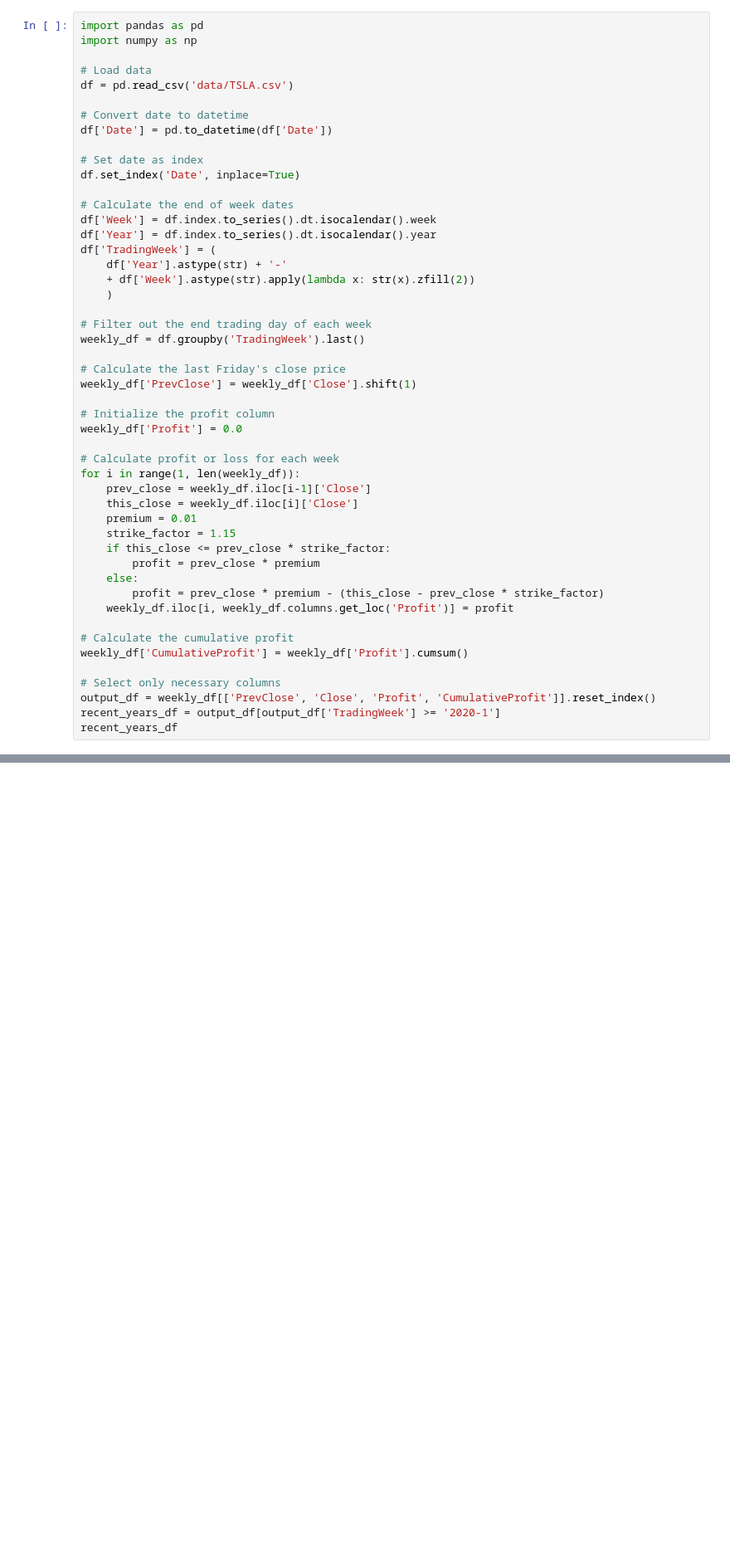
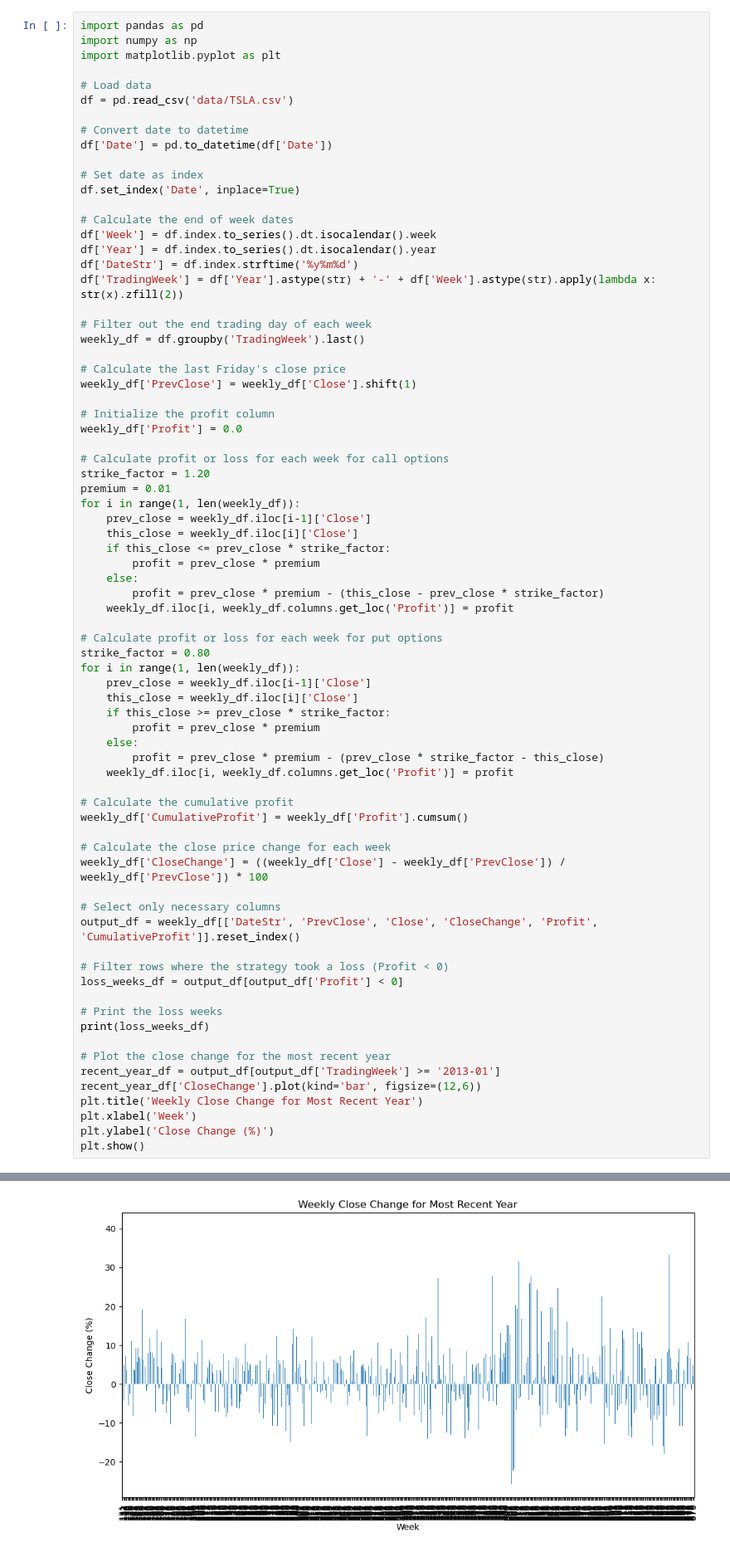
Before and after one commit to lizhicq/FastIsSlow, a Jupyter notebook: Analyze.ipynb, the cells around one changed output, grey strips where cells are left out. Shown: that part at 83% size. Saved outputs shown, nothing was run; the diff lists cells and outputs as text; blank space fills up the shorter version.

```diff
--- a/Analyze.ipynb
+++ b/Analyze.ipynb
@@ -1,6 +1,7 @@
 # %%
 import pandas as pd
 import numpy as np
+import matplotlib.pyplot as plt
 
 # Load data
 df = pd.read_csv('data/TSLA.csv')
@@ -14,10 +15,8 @@ df.set_index('Date', inplace=True)
 # Calculate the end of week dates
 df['Week'] = df.index.to_series().dt.isocalendar().week
 df['Year'] = df.index.to_series().dt.isocalendar().year
-df['TradingWeek'] = (
-    df['Year'].astype(str) + '-'
-    + df['Week'].astype(str).apply(lambda x: str(x).zfill(2))
-    )
+df['DateStr'] = df.index.strftime('%y%m%d')
+df['TradingWeek'] = df['Year'].astype(str) + '-' + df['Week'].astype(str).apply(lambda x: str(x).zfill(2))
 
 # Filter out the end trading day of each week
 weekly_df = df.groupby('TradingWeek').last()
@@ -28,23 +27,49 @@ weekly_df['PrevClose'] = weekly_df['Close'].shift(1)
 # Initialize the profit column
 weekly_df['Profit'] = 0.0
 
-# Calculate profit or loss for each week
+# Calculate profit or loss for each week for call options
+strike_factor = 1.20
+premium = 0.01
 for i in range(1, len(weekly_df)):
     prev_close = weekly_df.iloc[i-1]['Close']
     this_close = weekly_df.iloc[i]['Close']
-    premium = 0.01
-    strike_factor = 1.15
     if this_close <= prev_close * strike_factor:
         profit = prev_close * premium
     else:
         profit = prev_close * premium - (this_close - prev_close * strike_factor)
     weekly_df.iloc[i, weekly_df.columns.get_loc('Profit')] = profit
 
+# Calculate profit or loss for each week for put options
+strike_factor = 0.80
+for i in range(1, len(weekly_df)):
+    prev_close = weekly_df.iloc[i-1]['Close']
+    this_close = weekly_df.iloc[i]['Close']
+    if this_close >= prev_close * strike_factor:
+        profit = prev_close * premium
+    else:
+        profit = prev_close * premium - (prev_close * strike_factor - this_close)
+    weekly_df.iloc[i, weekly_df.columns.get_loc('Profit')] = profit
+
 # Calculate the cumulative profit
 weekly_df['CumulativeProfit'] = weekly_df['Profit'].cumsum()
 
+# Calculate the close price change for each week
+weekly_df['CloseChange'] = ((weekly_df['Close'] - weekly_df['PrevClose']) / weekly_df['PrevClose']) * 100
+
 # Select only necessary columns
-output_df = weekly_df[['PrevClose', 'Close', 'Profit', 'CumulativeProfit']].reset_index()
-recent_years_df = output_df[output_df['TradingWeek'] >= '2020-1']
-recent_years_df
+output_df = weekly_df[['DateStr', 'PrevClose', 'Close', 'CloseChange', 'Profit', 'CumulativeProfit']].reset_index()
+
+# Filter rows where the strategy took a loss (Profit < 0)
+loss_weeks_df = output_df[output_df['Profit'] < 0]
+
+# Print the loss weeks
+print(loss_weeks_df)
+
+# Plot the close change for the most recent year
+recent_year_df = output_df[output_df['TradingWeek'] >= '2013-01']
+recent_year_df['CloseChange'].plot(kind='bar', figsize=(12,6))
+plt.title('Weekly Close Change for Most Recent Year')
+plt.xlabel('Week')
+plt.ylabel('Close Change (%)')
+plt.show()
 # %% [output]
@@ -63,0 +85 @@ recent_years_df
+[figure, added]
```
Also changed, not shown: parts of 3 cells of this notebook.
